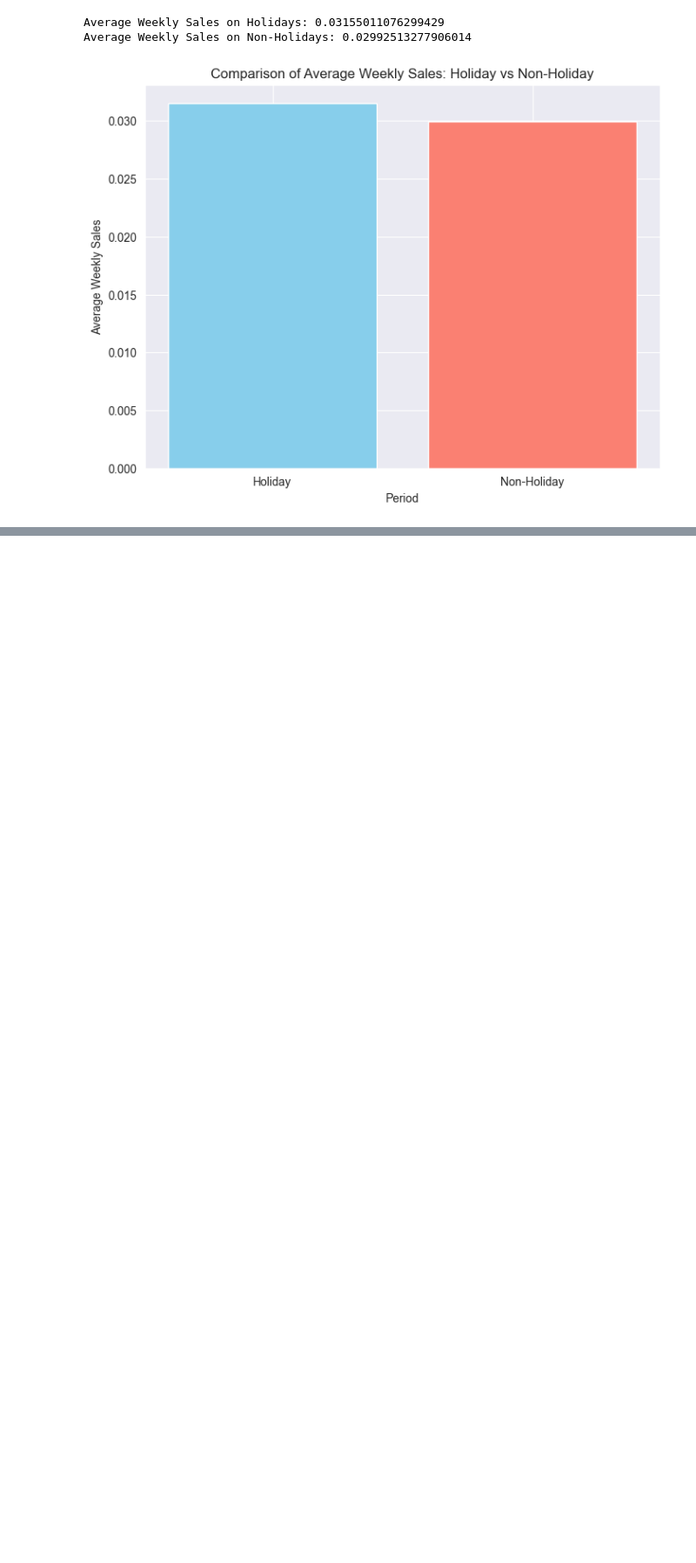
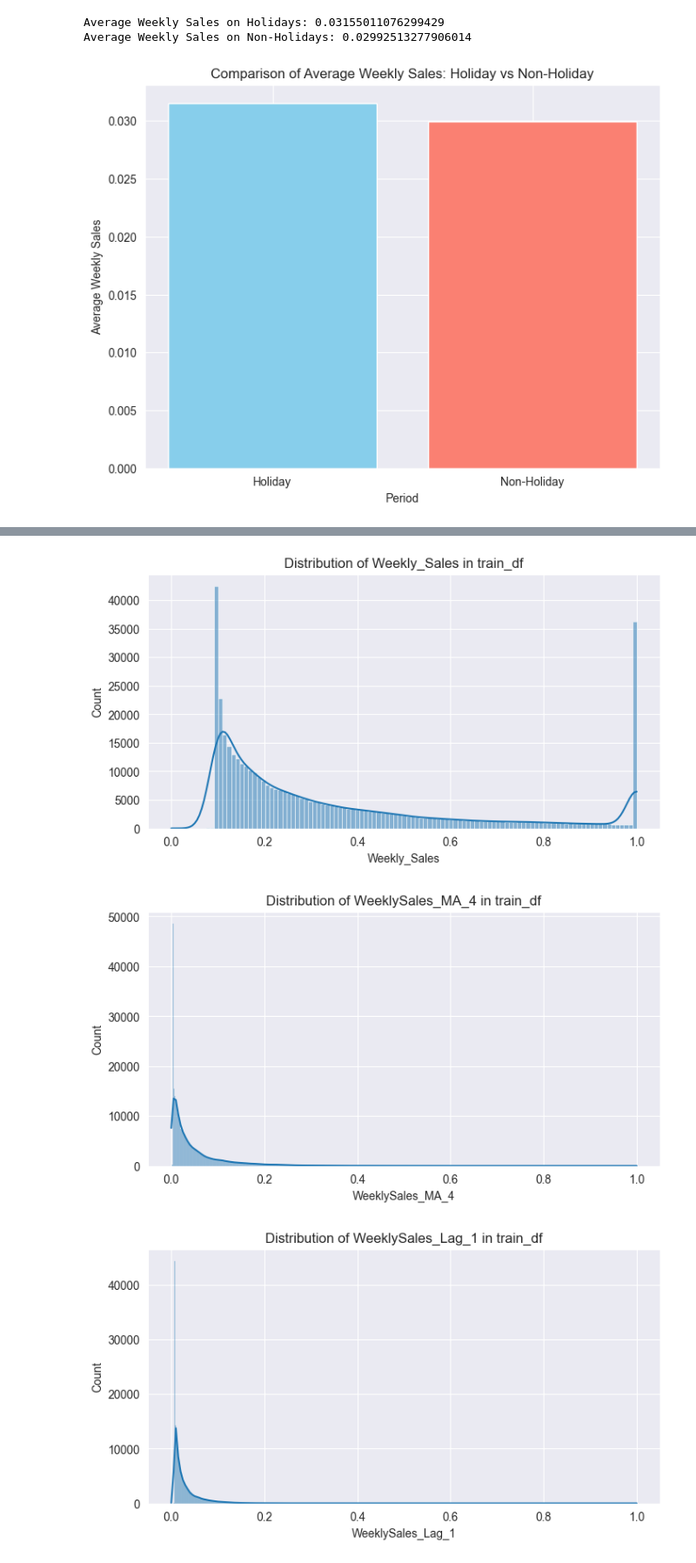
Before and after one commit to egemenozen1/Walmart-LSTM-Sales-Forecasting, a Jupyter notebook: Notebooks/Notebook1-DataCleaning.ipynb, the cells around one changed output, grey strips where cells are left out. Shown at 87% size. Saved outputs shown, nothing was run; the diff lists cells and outputs as text; code cells hidden in the pictures; blank space fills up the shorter version.

```diff
--- a/Notebooks/Notebook1-DataCleaning.ipynb
+++ b/Notebooks/Notebook1-DataCleaning.ipynb
@@ -398,0 +412,15 @@ plt.show()
+# %%
+# Extracting Year, Month, DayOfWeek features
+train_df['Year'] = train_df['Date'].dt.year
+train_df['Month'] = train_df['Date'].dt.month
+train_df['DayOfWeek'] = train_df['Date'].dt.dayofweek
+# %%
+# Fill missing values in lagged economic indicators
+features_df['FuelPrice_Change'] = features_df['FuelPrice_Change'].fillna(method='bfill')
+features_df['CPI_Lag_1'] = features_df['CPI_Lag_1'].fillna(method='bfill')
+features_df['Unemployment_Lag_1'] = features_df['Unemployment_Lag_1'].fillna(method='bfill')
+
+# Fill missing values in lagged Weekly Sales moving averages
+train_df['WeeklySales_MA_4'] = train_df['WeeklySales_MA_4'].fillna(method='bfill')
+train_df['WeeklySales_Lag_1'] = train_df['WeeklySales_Lag_1'].fillna(method='bfill')
+train_df['WeeklySales_Lag_2'] = train_df['WeeklySales_Lag_2'].fillna(method='bfill')
@@ -398,0 +439,33 @@ plt.show()
+# %%
+from sklearn.preprocessing import MinMaxScaler
+
+# Train dataframe için scaler ve kolonları ölçekleme
+train_scaler = MinMaxScaler()
+train_df_cols_to_scale = ['Weekly_Sales', 'WeeklySales_MA_4', 'WeeklySales_Lag_1', 'WeeklySales_Lag_2']
+train_df[train_df_cols_to_scale] = train_scaler.fit_transform(train_df[train_df_cols_to_scale])
+
+# Features dataframe için scaler ve kolonları ölçekleme
+features_scaler = MinMaxScaler()
+features_df_cols_to_scale = ['Temperature', 'Fuel_Price', 'CPI', 'Unemployment', 'FuelPrice_Change', 'CPI_Lag_1', 'Unemployment_Lag_1']
+features_df[features_df_cols_to_scale] = features_scaler.fit_transform(features_df[features_df_cols_to_scale])
+# %%
+import seaborn as sns
+import matplotlib.pyplot as plt
+
+train_continuous_vars = ['Weekly_Sales', 'WeeklySales_MA_4', 'WeeklySales_Lag_1', 'WeeklySales_Lag_2']
+for var in train_continuous_vars:
+    plt.figure(figsize=(8, 4))
+    sns.histplot(train_df[var], kde=True)
+    plt.title(f"Distribution of {var} in train_df")
+    plt.show()
+
+features_continuous_vars = ['Temperature', 'Fuel_Price', 'CPI', 'Unemployment', 'FuelPrice_Change', 'CPI_Lag_1', 'Unemployment_Lag_1']
+for var in features_continuous_vars:
+    plt.figure(figsize=(8, 4))
+    sns.histplot(features_df[var], kde=True)
+    plt.title(f"Distribution of {var} in features_df")
+    plt.show()
+# %% [output]
+[figure, added]
+[figure, added]
+[figure, added]
```
Also changed, not shown: parts of 11 cells of this notebook, 1 other file.
